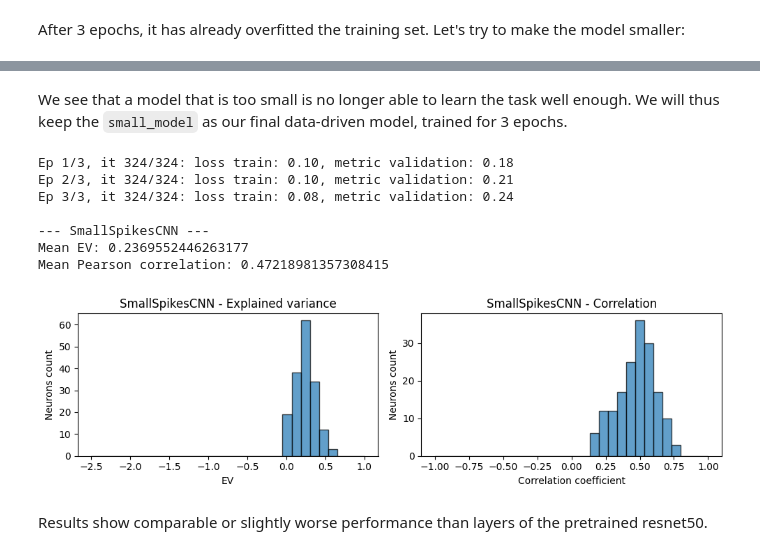
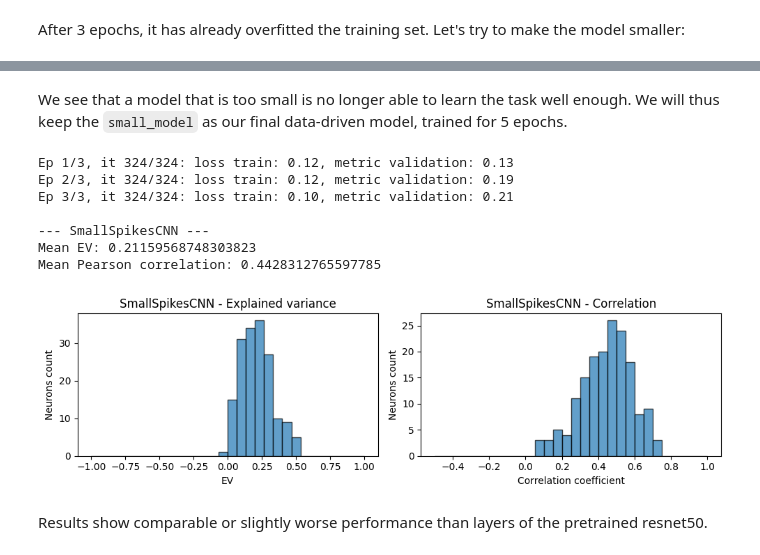
Before and after one commit to ledondodo/brainlike, a Jupyter notebook: run.ipynb, the cells around one changed output, grey strips where cells are left out. Saved outputs shown, nothing was run; the diff lists cells and outputs as text; code cells hidden in the pictures.

```diff
--- a/run.ipynb
+++ b/run.ipynb
@@ -336,7 +504,7 @@ def extract_activations(model, imgs_tr, imgs_val, return_nodes):
 # %% [markdown]
 ### Data loading ###
 # %%
-path_to_data = 'brainlike/'
+path_to_data = '.'
 
 stimulus_train, stimulus_val, stimulus_test, objects_train, objects_val, objects_test, spikes_train, spikes_val = load_it_data(path_to_data)
 x_train = stimulus_train.reshape((stimulus_train.shape[0], -1)) # flattened images used for linear regression
@@ -388,13 +548,13 @@ x_val_pcs = pca.transform(x_val)
 
 least_squares = LinearRegression()
 least_squares.fit(x_train_pcs, spikes_train)
-predictions['pca_least_squares'] = least_squares.predict(x_val_pcs)
+predictions['least_squares_pca'] = least_squares.predict(x_val_pcs)
 
 ridge = Ridge()
 ridge.fit(x_train_pcs, spikes_train)
-predictions['pca_ridge'] = ridge.predict(x_val_pcs)
+predictions['ridge_pca'] = ridge.predict(x_val_pcs)
 
-keys = {'pca_least_squares': ['least_squares'], 'pca_ridge': ['ridge']}
+keys = {'least_squares_pca': ['least_squares'], 'ridge_pca': ['ridge']}
 evaluate(predictions, spikes_val, keys)
 # %% [output]
 --- pca_least_squares ---
@@ -418,9 +578,9 @@ best_ridge = cv_ridge.best_estimator_
 best_alpha = cv_ridge.best_params_['alpha']
 print(f"Best alpha: {best_alpha:.2f}")
 
-predictions["tuned_pca_ridge"] = best_ridge.predict(x_val_pcs)
+predictions["grid_ridge_pca"] = best_ridge.predict(x_val_pcs)
 
-keys = {'tuned_pca_ridge': ['ridge', 'pca_ridge']}
+keys = {'grid_ridge_pca': ['ridge', 'ridge_pca']}
 evaluate(predictions, spikes_val, keys)
 # %% [output]
 Best alpha: 343046.93
@@ -474,7 +634,7 @@ Extracting layer4...
 Extracting avgpool...
 # %%
 for i in range(len(return_nodes)):
-    return_node = return_nodes[i]
+    return_node = "resnet_" + return_nodes[i]
 
     reg = Ridge()
     reg.fit(activations_tr[i], spikes_train)
@@ -486,12 +646,12 @@ for i in range(len(return_nodes)):
     predictions["rand_" + return_node] = rand_reg.predict(rand_activations_val[i])
 
 keys = {
-    'conv1': ['rand_conv1'],
-    'layer1': ['rand_layer1'],
-    'layer2': ['rand_layer2'],
-    'layer3': ['rand_layer3'],
-    'layer4': ['rand_layer4'],
-    'avgpool': ['rand_avgpool']
+    'resnet_conv1': ['rand_resnet_conv1'],
+    'resnet_layer1': ['rand_resnet_layer1'],
+    'resnet_layer2': ['rand_resnet_layer2'],
+    'resnet_layer3': ['rand_resnet_layer3'],
+    'resnet_layer4': ['rand_resnet_layer4'],
+    'resnet_avgpool': ['rand_resnet_avgpool']
     }
 evaluate(predictions, spikes_val, keys, ev_range=(-1,1))
 # %% [output]
@@ -588,24 +748,24 @@ Ep 10/10, it 324/324: loss train: 0.03, metric validation: 0.22
 # %% [markdown]
-We see that a model that is too small is no longer able to learn the task well enough. We will thus keep the `small_model` as our final data-driven model, trained for 3 epochs.
+We see that a model that is too small is no longer able to learn the task well enough. We will thus keep the `small_model` as our final data-driven model, trained for 5 epochs.
 # %%
 model = SmallSpikesCNN().to(device)
 loss_fn = nn.MSELoss()
 opt = torch.optim.Adam(model.parameters(), lr=0.001)
-train_model(model, loss_fn, opt, train_loader, val_inputs, val_targets, explained_variance_score, epochs=3)
+train_model(model, loss_fn, opt, train_loader, val_inputs, val_targets, explained_variance_score, epochs=5)
 
 model.eval()
-predictions = {"SmallSpikesCNN": model(val_inputs).detach().cpu().numpy()}
-keys = {"SmallSpikesCNN": []}
+predictions = {"small_spikes_cnn": model(val_inputs).detach().cpu().numpy()}
+keys = {"small_spikes_cnn": []}
 evaluate(predictions, spikes_val, keys, ev_range=(-1, 1))
 # %% [output]
-Ep 1/3, it 324/324: loss train: 0.10, metric validation: 0.18
-Ep 2/3, it 324/324: loss train: 0.10, metric validation: 0.21
-Ep 3/3, it 324/324: loss train: 0.08, metric validation: 0.24
+Ep 1/3, it 324/324: loss train: 0.12, metric validation: 0.13
+Ep 2/3, it 324/324: loss train: 0.12, metric validation: 0.19
+Ep 3/3, it 324/324: loss train: 0.10, metric validation: 0.21
 
 --- SmallSpikesCNN ---
-Mean EV: 0.2369552446263177
-Mean Pearson correlation: 0.47218981357308415
+Mean EV: 0.21159568748303823
+Mean Pearson correlation: 0.4428312765597785
-[figure, old version]
+[figure, new version]
 # %% [markdown]
 Results show comparable or slightly worse performance than layers of the pretrained resnet50.
 # %% [markdown]
```
Also changed, not shown: parts of 33 cells of this notebook, 1 other file.
